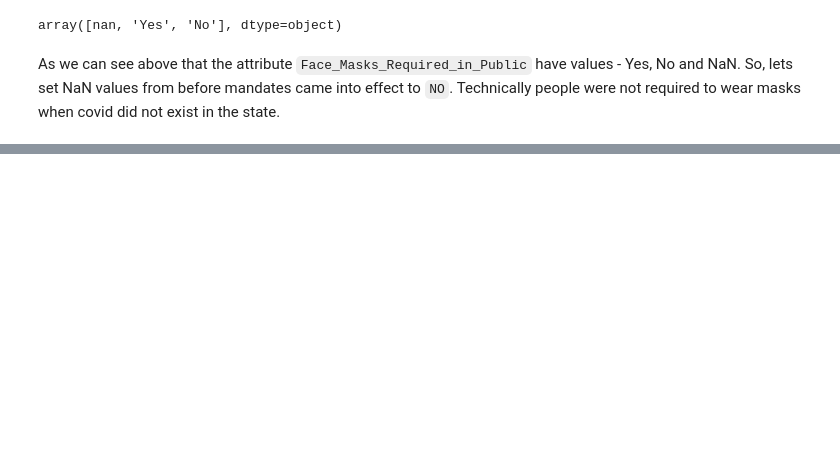
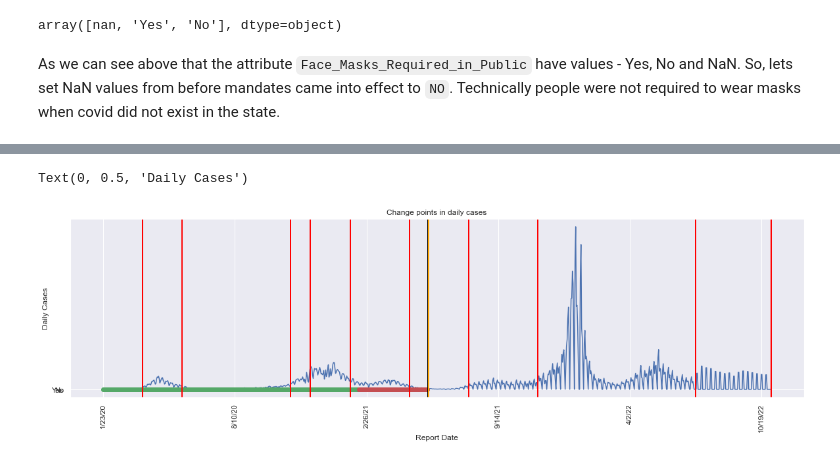
Before and after one commit to pragyy/Data-512-Course-Project, a Jupyter notebook: main.ipynb, the cells around one changed output, grey strips where cells are left out. Cells and saved outputs as stored; diff of their text form; code cells hidden in the pictures; blank space fills up the shorter version.

```diff
--- a/main.ipynb
+++ b/main.ipynb
@@ -143,0 +179,27 @@ Text(0, 0.5, 'Daily Cases')
+# %%
+#masked.date.tail(1)
+MASKED_14INTERVAL = (pd.to_datetime(masked.date) + pd.to_timedelta(14,unit='d')).iat[-1].strftime('%d-%m-%y')
+UNMASKED_14INTERVAL = (pd.to_datetime(unmasked.date) + pd.to_timedelta(14,unit='d')).iat[-1].strftime('%d-%m-%y')
+# %%
+data = np.array(middlesex_cases['derivative_cases'])
+
+algo1 = rpt.Pelt(model='rbf').fit(data)
+change_location1 = algo1.predict(pen=10)
+#change_location1 = middlesex_cases.iloc[change_location1[:-1]].index.to_list()
+
+plt.figure(figsize=(20,5))
+middlesex_cases['derivative_cases'].plot()
+plt.plot(masked.date, masked.Face_Masks_Required_in_Public, 'go')
+plt.plot(unmasked.date, unmasked.Face_Masks_Required_in_Public, 'ro')
+plt.axvline(x = MASKED_14INTERVAL, lw = 2, color = 'black')
+plt.axvline(x = UNMASKED_14INTERVAL, lw = 2, color = 'orange')
+for x in change_location1:
+    plt.axvline(x,lw=2, color='red')
+
+plt.title('Change points in daily cases')
+plt.xlabel('Report Date')
+plt.xticks(rotation=90)
+plt.ylabel('Daily Cases')
+# %% [output]
+Text(0, 0.5, 'Daily Cases')
+[figure, added]
```
Also changed, not shown: parts of 10 cells of this notebook.
